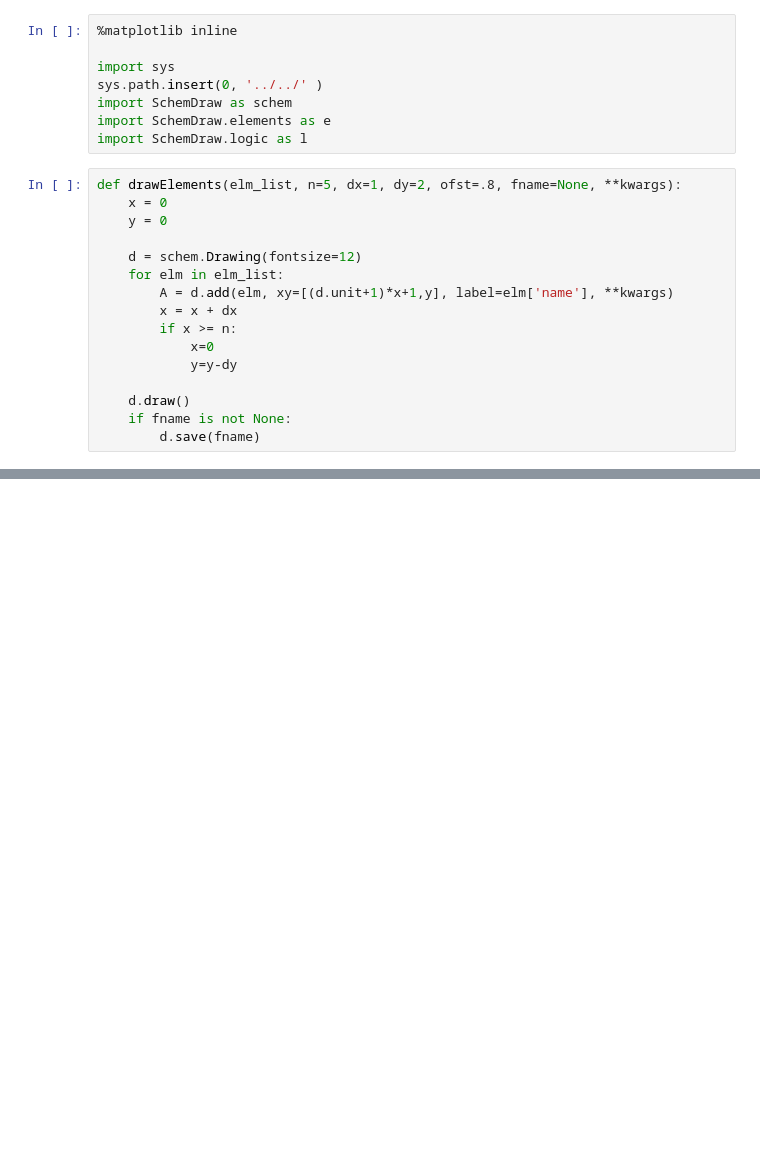
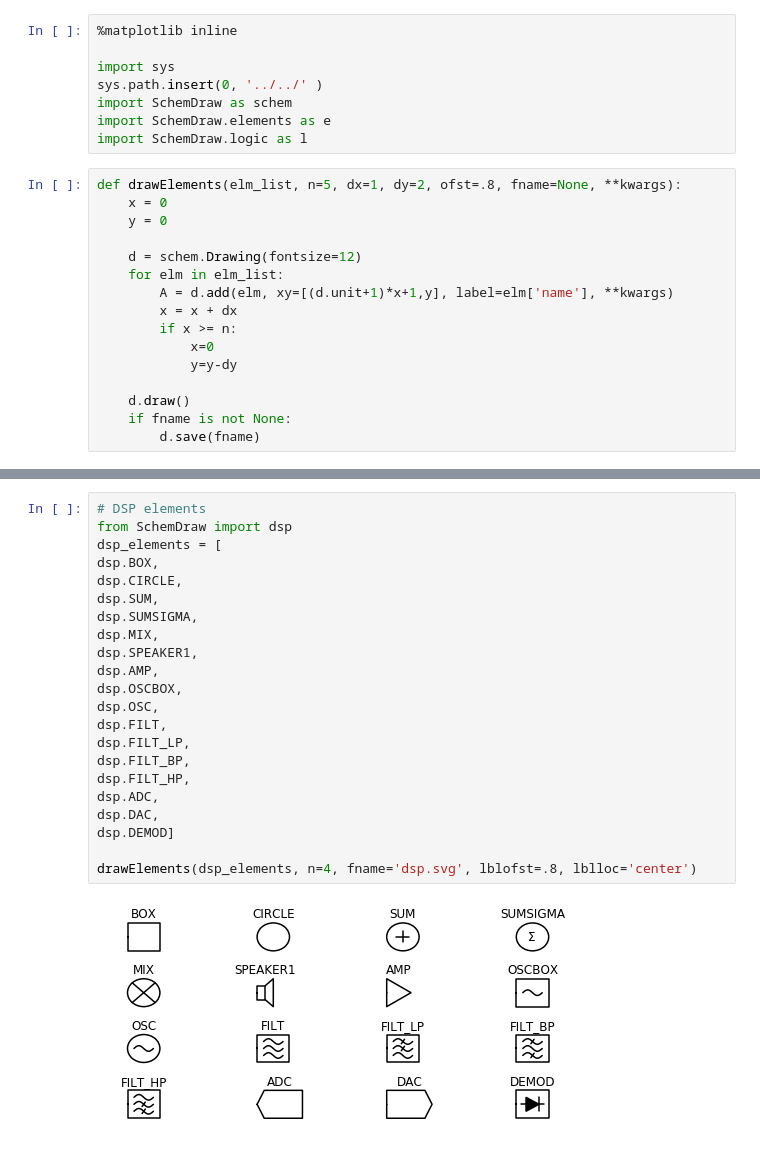
Before and after one commit to cdelker/schemdraw, a Jupyter notebook: docs/img/doc_images.ipynb, the cells around one changed output, grey strips where cells are left out. Drawn from its saved outputs; the diff is of its cells as text; blank space fills up the shorter version.

```diff
--- a/docs/img/doc_images.ipynb
+++ b/docs/img/doc_images.ipynb
@@ -350,0 +354,24 @@ d.save('mux.svg')
+# %%
+# DSP elements
+from SchemDraw import dsp
+dsp_elements = [
+dsp.BOX,
+dsp.CIRCLE,
+dsp.SUM,
+dsp.SUMSIGMA,
+dsp.MIX,
+dsp.SPEAKER1,
+dsp.AMP,
+dsp.OSCBOX,
+dsp.OSC,
+dsp.FILT,
+dsp.FILT_LP,
+dsp.FILT_BP,
+dsp.FILT_HP,
+dsp.ADC,
+dsp.DAC,
+dsp.DEMOD]
+
+drawElements(dsp_elements, n=4, fname='dsp.svg', lblofst=.8, lblloc='center')
+# %% [output]
+[figure, added]
```
Also changed, not shown: parts of 28 cells of this notebook, 57 other files.
